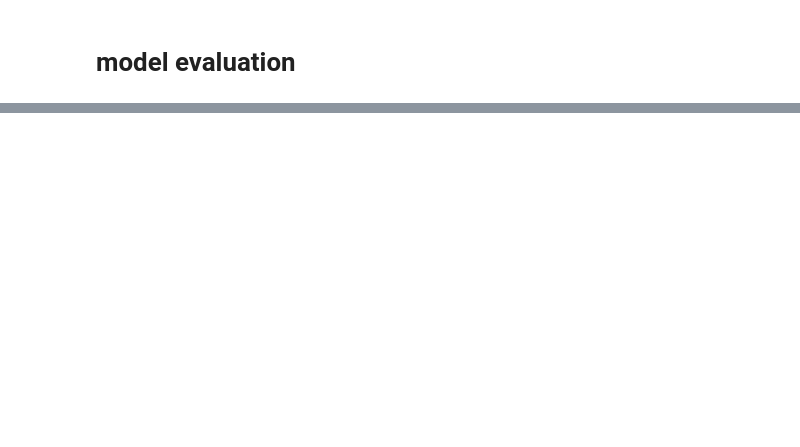
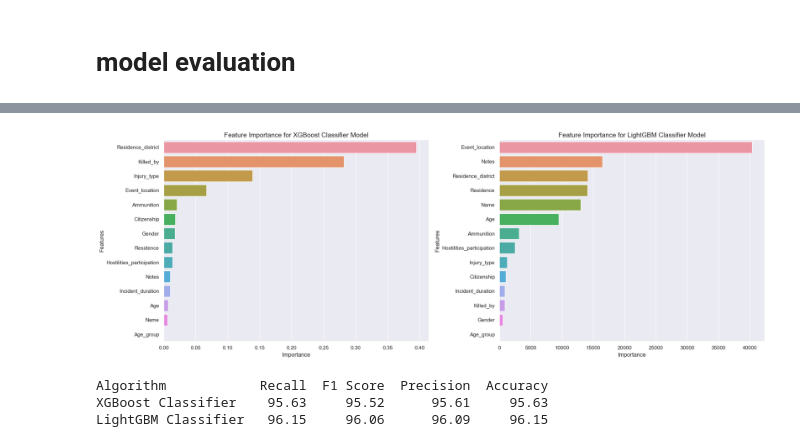
Before and after one commit to Omedobi/Incident-analysis, a Jupyter notebook: notebook/incident-analysis.ipynb, the cells around one changed output, grey strips where cells are left out. Saved outputs shown, nothing was run; the diff lists cells and outputs as text; code cells hidden in the pictures; blank space fills up the shorter version.

```diff
--- a/notebook/incident-analysis.ipynb
+++ b/notebook/incident-analysis.ipynb
@@ -986,0 +1100,51 @@ plot_confusion_matrix(y_true, y_preds, model_names)
+# %%
+from evaluation_viz import ModelEvaluationViz
+
+#plotting the feature importance
+xgb_feature_importance = pd.DataFrame({'Features Name': X_train.columns, 'Importance': xgb_model.feature_importances_})
+lightgbm_feature_importance = pd.DataFrame({'Features Name': X_train.columns, 'Importance': lightgbm_model.feature_importances_})
+
+
+model_names = ['XGBoost Classifier', 'LightGBM Classifier']
+feature_importances = [xgb_feature_importance, lightgbm_feature_importance]
+
+# Plot feature importance
+ModelEvaluationViz.plot_feature_importance(model_names, feature_importances)
+# %% [output]
+[figure, added]
+# %%
+from sklearn.metrics import recall_score, f1_score, precision_score, accuracy_score
+
+# Metrics for XGBoost
+recall_xgb = recall_score(y_test, xgb_pred,average='weighted' )
+f1_score_xgb = f1_score(y_test, xgb_pred, average='weighted')
+precision_xgb = precision_score(y_test, xgb_pred, average='weighted' )
+accuracy_xgb = accuracy_score(y_test, xgb_pred)
+
+# Metrics for LightGBM
+recall_lightgbm = recall_score(y_test, lightgbm_pred, average='weighted')
+f1_score_lightgbm = f1_score(y_test, lightgbm_pred, average='weighted')
+precision_lightgbm = precision_score(y_test, lightgbm_pred, average='weighted')
+accuracy_lightgbm = accuracy_score(y_test, lightgbm_pred)
+
+list_recall = [recall_xgb, recall_lightgbm,]
+list_f1_score = [f1_score_xgb, f1_score_lightgbm,]
+list_precision = [precision_xgb, precision_lightgbm,]
+list_accuracy = [accuracy_xgb, accuracy_lightgbm,]
+
+
+# Create a DataFrame to display the results
+Report = pd.DataFrame(
+    {
+    'Recall': list_recall,
+    'F1 Score': list_f1_score,
+    'Precision': list_precision,
+    'Accuracy': list_accuracy
+}, index=['XGBoost Classifier', 'LightGBM Classifier']).round(4)
+
+Report.columns.name = 'Algorithm'
+print(f"{Report*100}")
+# %% [output]
+Algorithm            Recall  F1 Score  Precision  Accuracy
+XGBoost Classifier    95.63     95.52      95.61     95.63
+LightGBM Classifier   96.15     96.06      96.09     96.15
```
Also changed, not shown: parts of 21 cells of this notebook, 4 other files.
